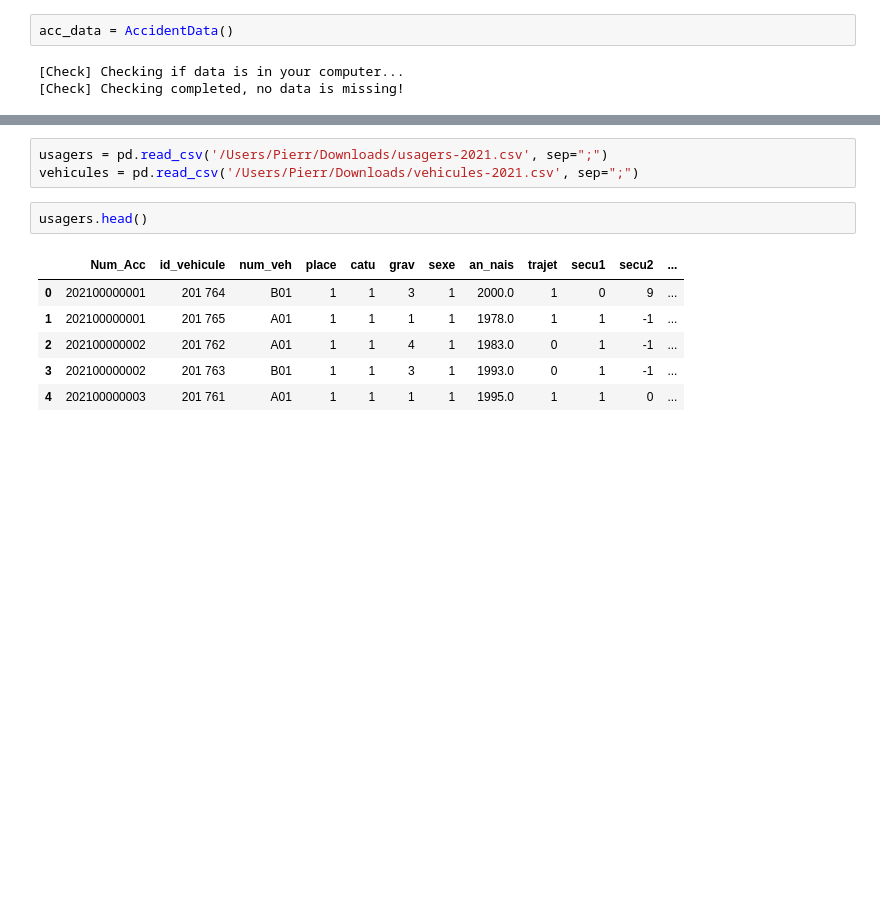
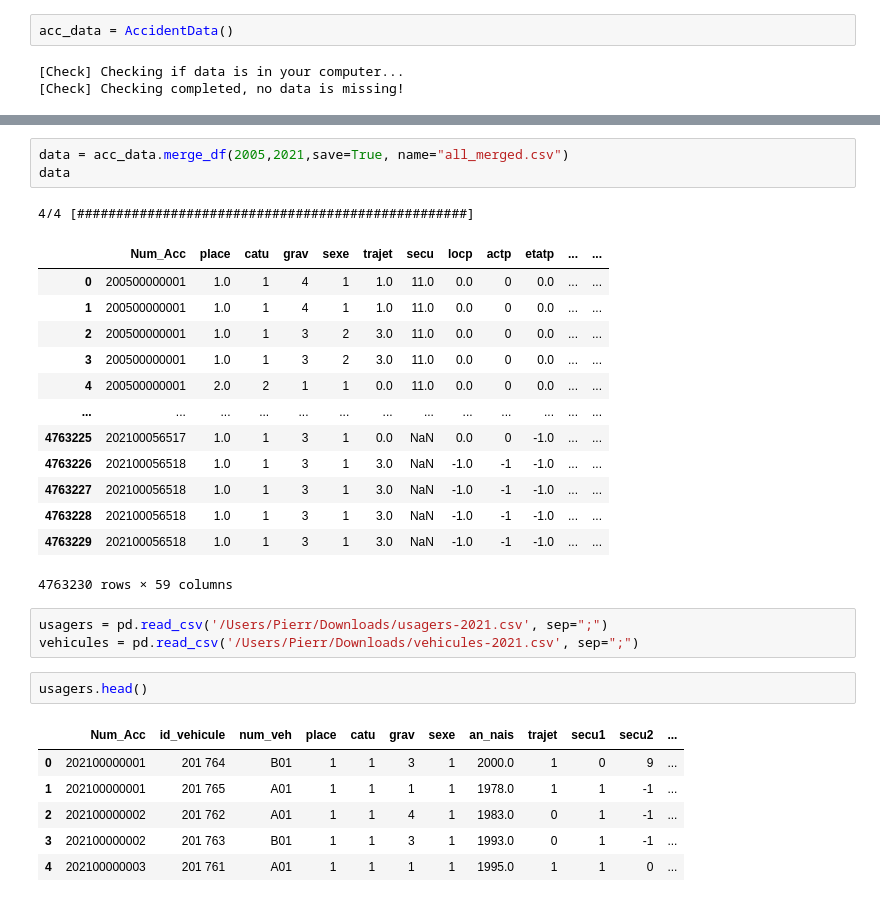
Before and after one commit to YoanGab/challenge_ia_accidentologie_velos, a Jupyter notebook: notebook/preprocess.ipynb, the cells around one changed output, grey strips where cells are left out. Cells and saved outputs as stored; diff of their text form; blank space fills up the shorter version.

```diff
--- a/notebook/preprocess.ipynb
+++ b/notebook/preprocess.ipynb
@@ -121,3 +216,21 @@ acc_data.get_pd_file_from_year("lieux",2019)
+# %%
+data = acc_data.merge_df(2005,2021,save=True, name="all_merged.csv")
+data
+# %% [output]
+4/4 [##################################################]
+|  | Num_Acc | place | catu | grav | sexe | trajet | secu | locp | actp | etatp | ... | ... |
+| 0 | 200500000001 | 1.0 | 1 | 4 | 1 | 1.0 | 11.0 | 0.0 | 0 | 0.0 | ... | ... |
+| 1 | 200500000001 | 1.0 | 1 | 4 | 1 | 1.0 | 11.0 | 0.0 | 0 | 0.0 | ... | ... |
+| 2 | 200500000001 | 1.0 | 1 | 3 | 2 | 3.0 | 11.0 | 0.0 | 0 | 0.0 | ... | ... |
+| 3 | 200500000001 | 1.0 | 1 | 3 | 2 | 3.0 | 11.0 | 0.0 | 0 | 0.0 | ... | ... |
+| 4 | 200500000001 | 2.0 | 2 | 1 | 1 | 0.0 | 11.0 | 0.0 | 0 | 0.0 | ... | ... |
+| ... | ... | ... | ... | ... | ... | ... | ... | ... | ... | ... | ... | ... |
+| 4763225 | 202100056517 | 1.0 | 1 | 3 | 1 | 0.0 | NaN | 0.0 | 0 | -1.0 | ... | ... |
+| 4763226 | 202100056518 | 1.0 | 1 | 3 | 1 | 3.0 | NaN | -1.0 | -1 | -1.0 | ... | ... |
+| 4763227 | 202100056518 | 1.0 | 1 | 3 | 1 | 3.0 | NaN | -1.0 | -1 | -1.0 | ... | ... |
+| 4763228 | 202100056518 | 1.0 | 1 | 3 | 1 | 3.0 | NaN | -1.0 | -1 | -1.0 | ... | ... |
+| 4763229 | 202100056518 | 1.0 | 1 | 3 | 1 | 3.0 | NaN | -1.0 | -1 | -1.0 | ... | ... |
+4763230 rows × 59 columns
 # %%
 usagers = pd.read_csv('/Users/Pierr/Downloads/usagers-2021.csv', sep=";")
 vehicules = pd.read_csv('/Users/Pierr/Downloads/vehicules-2021.csv', sep=";")
```
Also changed, not shown: parts of 4 cells of this notebook.
